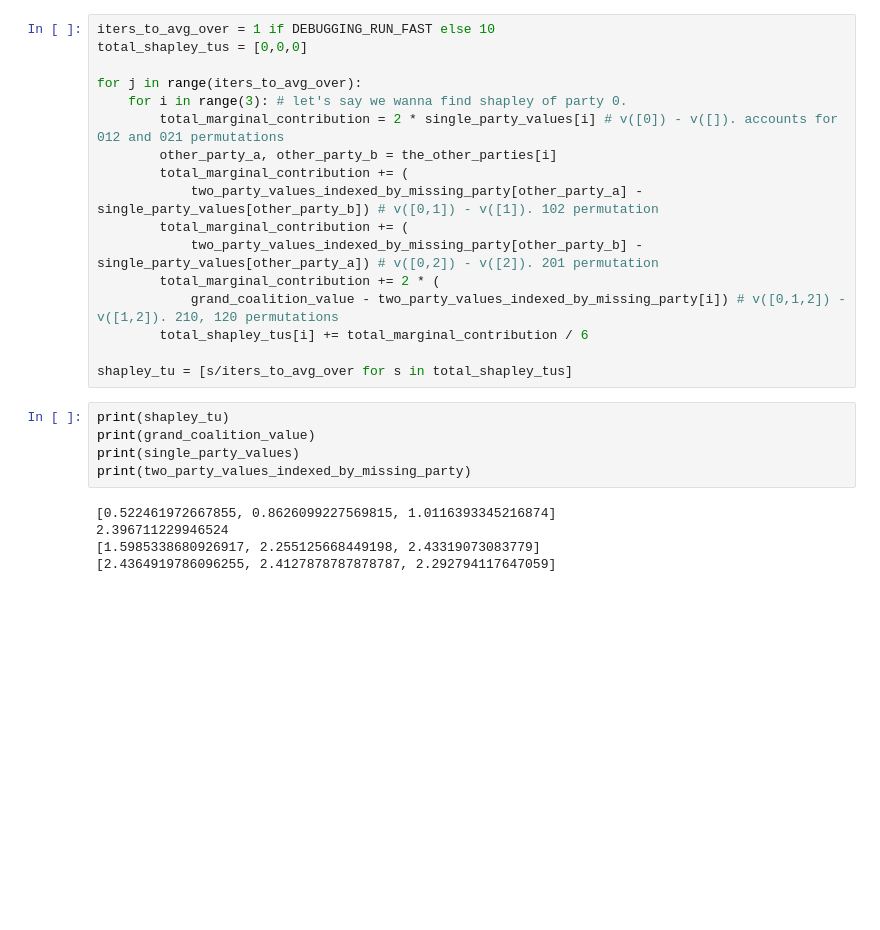
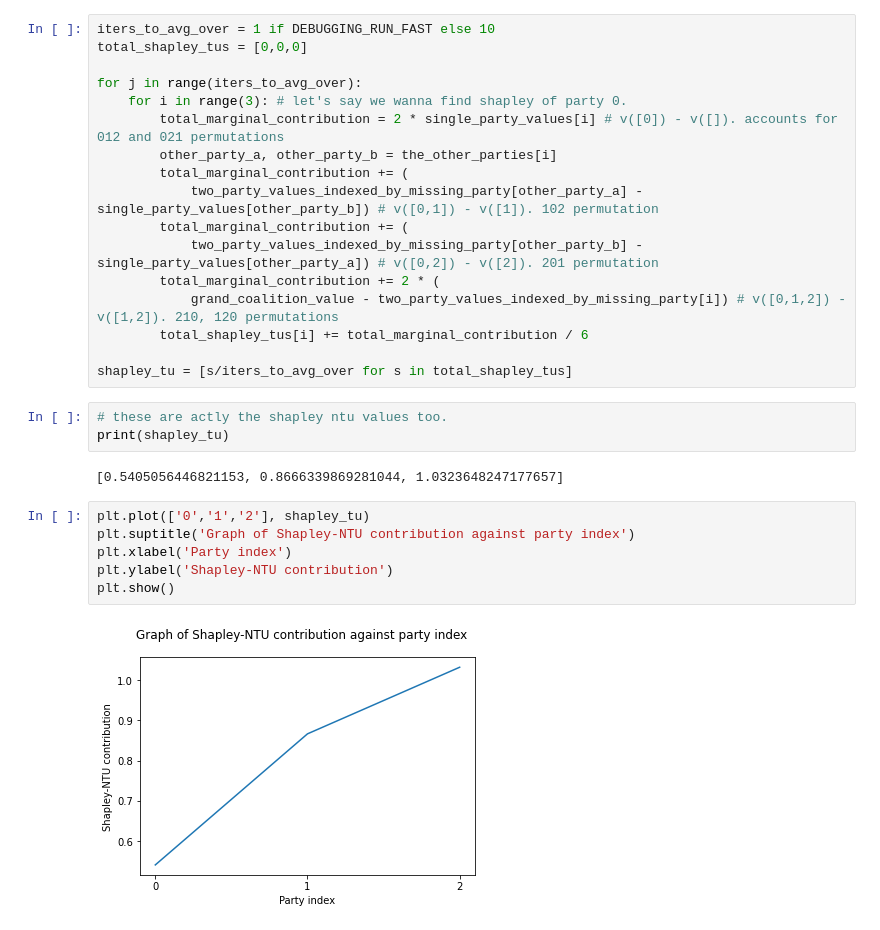
Before and after one commit to LeowWB/sticky-bug, a Jupyter notebook: untitled.ipynb, the cells around one changed output. Cells and saved outputs as stored; diff of their text form; blank space fills up the shorter version.

Commit message:
FINISH FIRST EXPERIMENT (proving that valuation works when parties have feature distributions of different values)

```diff
--- a/untitled.ipynb
+++ b/untitled.ipynb
@@ -957,13 +958,16 @@ for j in range(iters_to_avg_over):
         total_shapley_tus[i] += total_marginal_contribution / 6
 
 shapley_tu = [s/iters_to_avg_over for s in total_shapley_tus]
-# %%
-print(shapley_tu)
-print(grand_coalition_value)
-print(single_party_values)
-print(two_party_values_indexed_by_missing_party)
-# %% [output]
-[0.522461972667855, 0.8626099227569815, 1.0116393345216874]
-2.396711229946524
-[1.5985338680926917, 2.255125668449198, 2.43319073083779]
-[2.4364919786096255, 2.4127878787878787, 2.292794117647059]
+# %%
+# these are actly the shapley ntu values too.
+print(shapley_tu)
+# %% [output]
+[0.5405056446821153, 0.8666339869281044, 1.0323648247177657]
+# %%
+plt.plot(['0','1','2'], shapley_tu)
+plt.suptitle('Graph of Shapley-NTU contribution against party index')
+plt.xlabel('Party index')
+plt.ylabel('Shapley-NTU contribution')
+plt.show()
+# %% [output]
+[figure, added]
```
Also changed, not shown: parts of 1 cell of this notebook.
